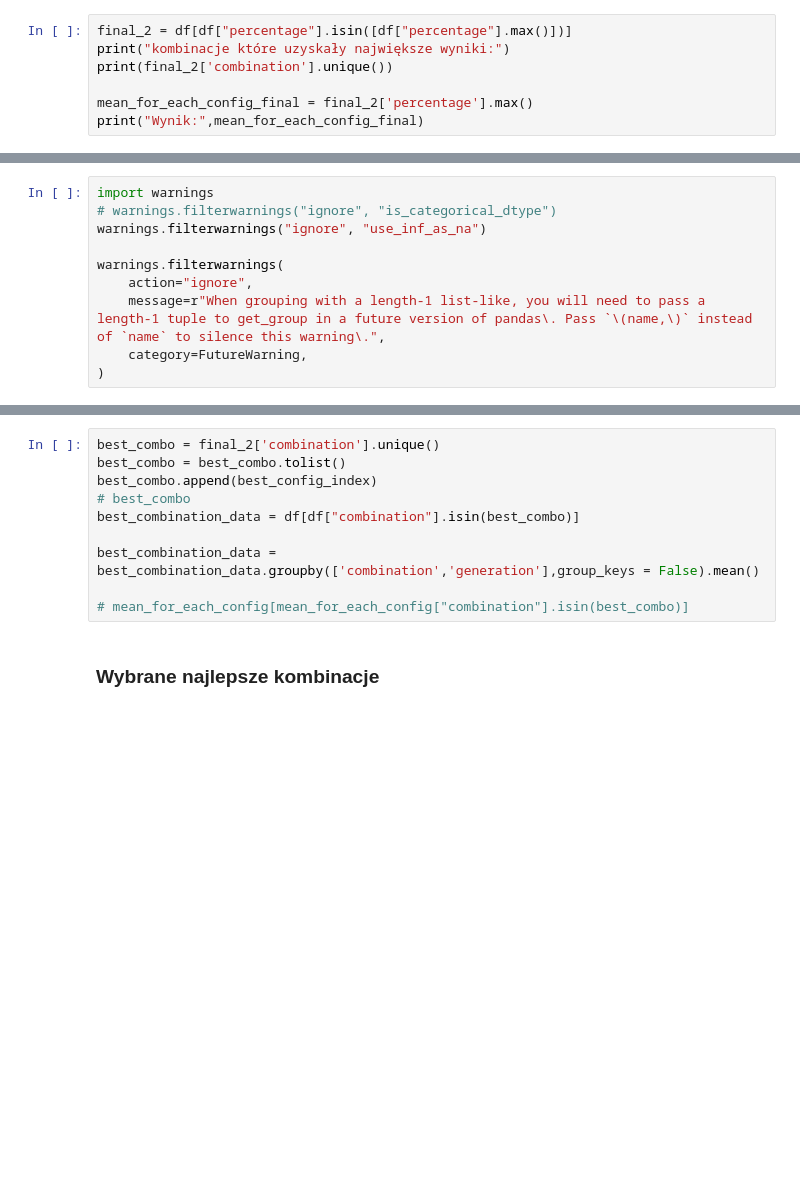
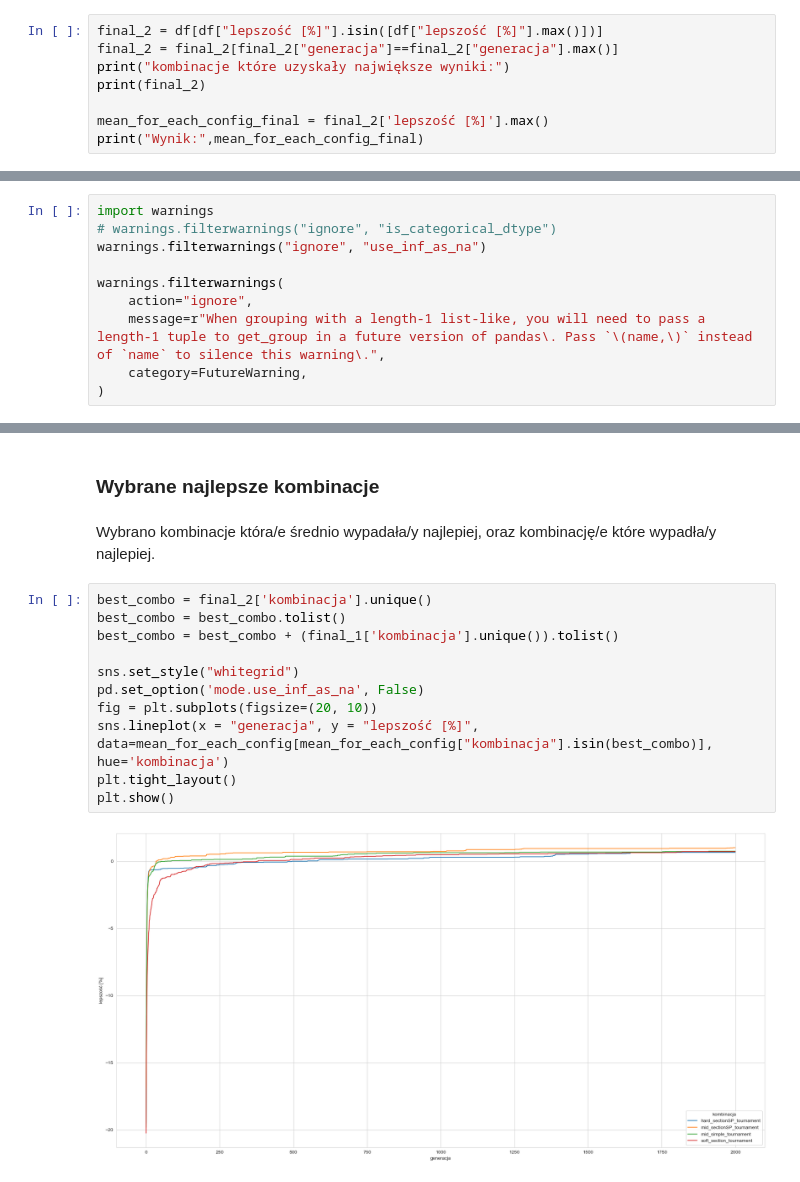
Before and after one commit to qert6g35/genetic_for_flowshop, a Jupyter notebook: Sprawozdanie.ipynb, the cells around one changed output, grey strips where cells are left out. Drawn from its saved outputs; the diff is of its cells as text; blank space fills up the shorter version.

```diff
--- a/Sprawozdanie.ipynb
+++ b/Sprawozdanie.ipynb
@@ -192,9 +185,10 @@ Name: percentage, dtype: float64
 # %%
-final_2 = df[df["percentage"].isin([df["percentage"].max()])]
+final_2 = df[df["lepszość [%]"].isin([df["lepszość [%]"].max()])]
+final_2 = final_2[final_2["generacja"]==final_2["generacja"].max()]
 print("kombinacje które uzyskały największe wyniki:")
-print(final_2['combination'].unique())
+print(final_2)
 
-mean_for_each_config_final = final_2['percentage'].max()
+mean_for_each_config_final = final_2['lepszość [%]'].max()
 print("Wynik:",mean_for_each_config_final)
 # %% [output]
 kombinacje które uzyskały największe wyniki:
@@ -223,12 +235,17 @@ plt.show()
-# %%
-best_combo = final_2['combination'].unique()
-best_combo = best_combo.tolist()
-best_combo.append(best_config_index)
-# best_combo
-best_combination_data = df[df["combination"].isin(best_combo)]
-
-best_combination_data = best_combination_data.groupby(['combination','generation'],group_keys = False).mean()
-
-# mean_for_each_config[mean_for_each_config["combination"].isin(best_combo)]
 # %% [markdown]
 ### Wybrane najlepsze kombinacje
+# %% [markdown]
+Wybrano kombinacje która/e średnio wypadała/y najlepiej, oraz kombinację/e które wypadła/y najlepiej.
+# %%
+best_combo = final_2['kombinacja'].unique()
+best_combo = best_combo.tolist()
+best_combo = best_combo + (final_1['kombinacja'].unique()).tolist()
+
+sns.set_style("whitegrid")
+pd.set_option('mode.use_inf_as_na', False)
+fig = plt.subplots(figsize=(20, 10))
+sns.lineplot(x = "generacja", y = "lepszość [%]", data=mean_for_each_config[mean_for_each_config["kombinacja"].isin(best_combo)], hue='kombinacja')
+plt.tight_layout()
+plt.show()
+# %% [output]
+[figure, added]
```
Also changed, not shown: parts of 32 cells of this notebook.
